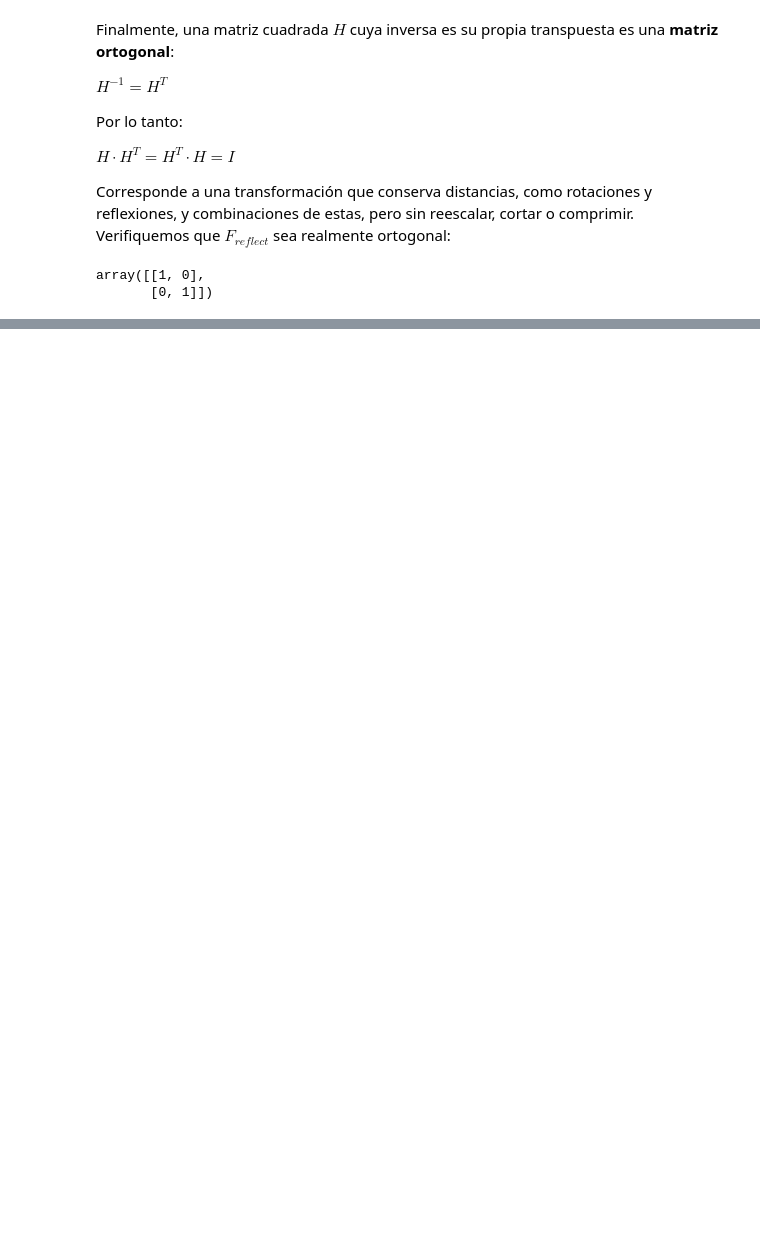
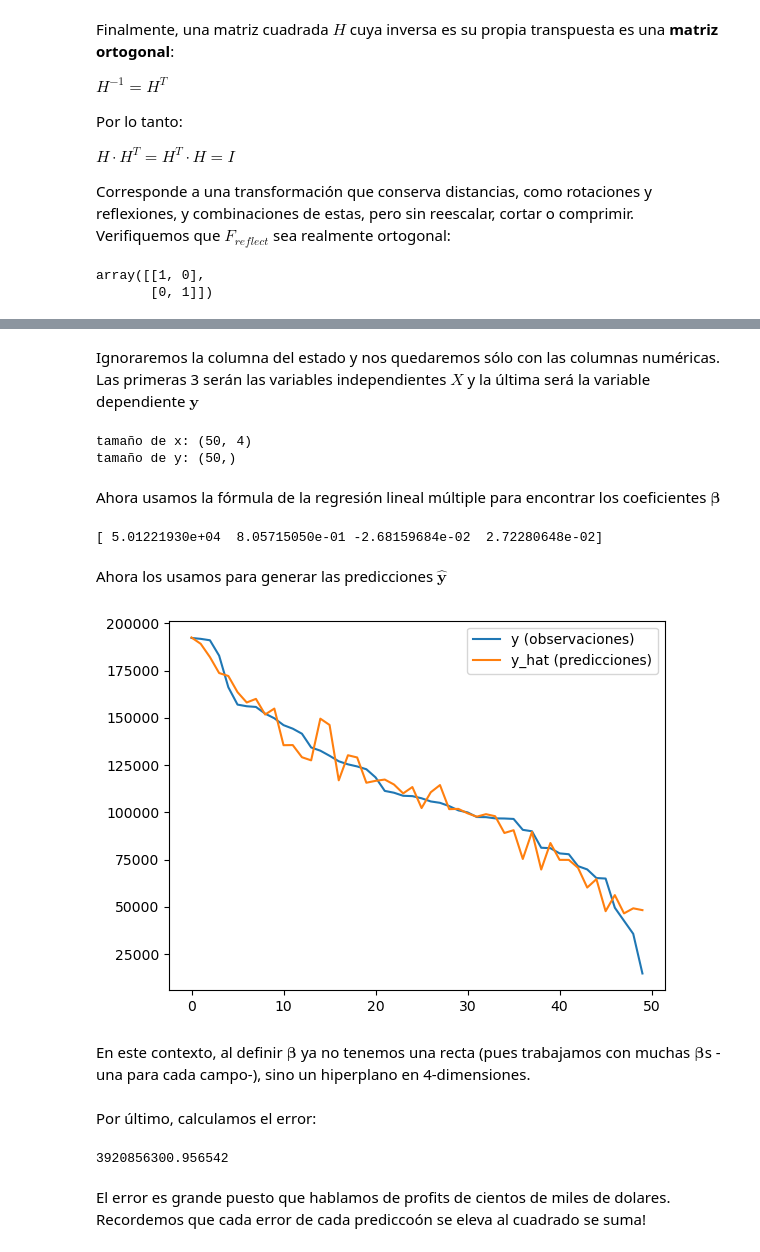
Before and after one commit to assembler-institute/MDS_workshops, a Jupyter notebook: math_livecoding/2-LiveCoding_Matrices.ipynb, the cells around one changed output, grey strips where cells are left out. Saved outputs shown, nothing was run; the diff lists cells and outputs as text; code cells hidden in the pictures; blank space fills up the shorter version.

```diff
--- a/math_livecoding/2-LiveCoding_Matrices.ipynb
+++ b/math_livecoding/2-LiveCoding_Matrices.ipynb
@@ -1110,0 +1294,5 @@ array([[1, 0],
+# %%
+import pandas as pd
+data = pd.read_csv("Files/50_Startups.csv")
+print(f'Dataset with {len(data)} startups')
+data.head()
@@ -1110,0 +1307,44 @@ array([[1, 0],
+# %% [markdown]
+Ignoraremos la columna del estado y nos quedaremos sólo con las columnas numéricas. Las primeras 3 serán las variables independientes $X$ y la última será la variable dependiente $\boldsymbol{y}$
+# %%
+X = data.loc[:,"R&D Spend":"Marketing Spend"].to_numpy()
+m,_ = X.shape
+# Agregamos por medio de la función c_ de NumPy una columna de 1s al principio de la matriz X,
+# para tener en cuenta el término de sesgo (intercept) en el modelo lineal
+X = np.c_[ np.ones(m), X ]
+print ("tamaño de x:", X.shape)
+
+y = data.loc[:,"Profit"].to_numpy()
+print ("tamaño de y:", y.shape)
+# %% [output]
+tamaño de x: (50, 4)
+tamaño de y: (50,)
+# %% [markdown]
+Ahora usamos la fórmula de la regresión lineal múltiple para encontrar los coeficientes $\boldsymbol{\beta}$
+# %%
+beta = LA.inv(X.T @ X) @ X.T @ y
+print(beta)
+# %% [output]
+[ 5.01221930e+04  8.05715050e-01 -2.68159684e-02  2.72280648e-02]
+# %% [markdown]
+Ahora los usamos para generar las predicciones $\boldsymbol{ \hat{y}}$
+# %%
+y_hat = beta@X.T
+plt.plot(y, label="y (observaciones)")
+plt.plot(y_hat, label="y_hat (predicciones)")
+plt.legend()
+plt.show()
+# %% [output]
+[figure, added]
+# %% [markdown]
+En este contexto, al definir $\boldsymbol{\beta}$ ya no tenemos una recta (pues trabajamos con muchas $\boldsymbol{\beta}$s -una para cada campo-), sino un hiperplano en 4-dimensiones.
+# %% [markdown]
+Por último, calculamos el error:
+# %%
+e_vec = y - y_hat
+e = np.dot(e_vec,e_vec)
+e
+# %% [output]
+3920856300.956542
+# %% [markdown]
+El error es grande puesto que hablamos de profits de cientos de miles de dolares. Recordemos que cada error de cada prediccoón se eleva al cuadrado se suma!
```
Also changed, not shown: parts of 64 cells of this notebook.
